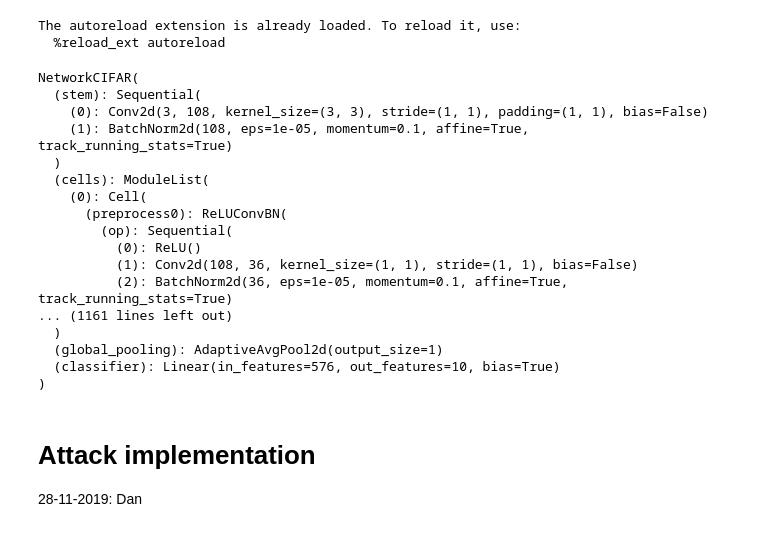
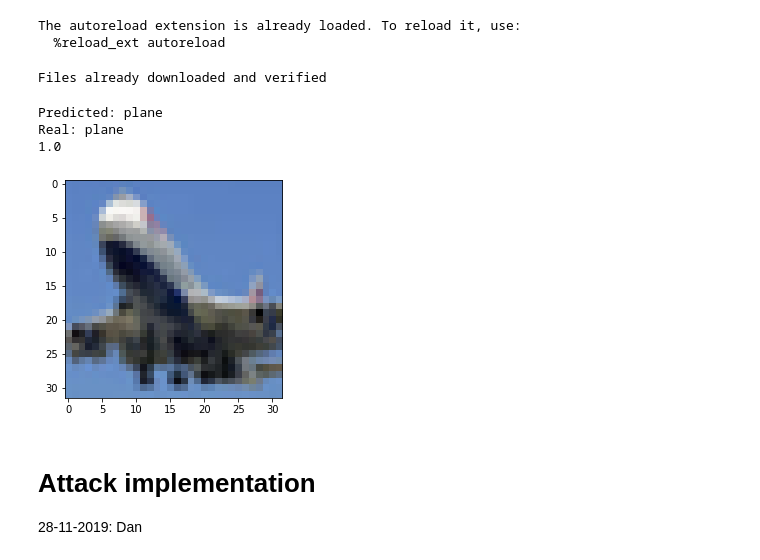
Before and after one commit to epfl-ml-reproducers/subspace-attack-reproduction, a Jupyter notebook: black-box_attack_reproduce.ipynb, the cells around one changed output. Drawn from its saved outputs; the diff is of its cells as text; code cells hidden in the pictures.

Commit message:
Improve model-loading function, add data loader

```diff
--- a/black-box_attack_reproduce.ipynb
+++ b/black-box_attack_reproduce.ipynb
@@ -28,30 +30,50 @@ from src.import_models import load_model, MODELS_DATA
 # %% [output]
 The autoreload extension is already loaded. To reload it, use:
   %reload_ext autoreload
-# %%
-gdas = load_model(MODELS_DATA, 'gdas', 10)
-gdas.eval()
-
-vgg16 = load_model(MODELS_DATA, 'vgg16', 10)
-vgg16.eval()
-# %% [output]
-NetworkCIFAR(
-  (stem): Sequential(
-    (0): Conv2d(3, 108, kernel_size=(3, 3), stride=(1, 1), padding=(1, 1), bias=False)
-    (1): BatchNorm2d(108, eps=1e-05, momentum=0.1, affine=True, track_running_stats=True)
-  )
-  (cells): ModuleList(
-    (0): Cell(
-      (preprocess0): ReLUConvBN(
-        (op): Sequential(
-          (0): ReLU()
-          (1): Conv2d(108, 36, kernel_size=(1, 1), stride=(1, 1), bias=False)
-          (2): BatchNorm2d(36, eps=1e-05, momentum=0.1, affine=True, track_running_stats=True)
-... (1161 lines left out)
-  )
-  (global_pooling): AdaptiveAvgPool2d(output_size=1)
-  (classifier): Linear(in_features=576, out_features=10, bias=True)
-)
+# %%
+# Load MNIST dataset
+
+preprocess = transforms.Compose([
+    transforms.ToTensor(),
+])
+
+data = datasets.CIFAR10(root='./data', train=True, download=True, transform=preprocess)
+data_loader = torch.utils.data.DataLoader(data, batch_size=1, shuffle=True, num_workers=2)
+
+classes = ('plane', 'car', 'bird', 'cat',
+           'deer', 'dog', 'frog', 'horse', 'ship', 'truck')
+
+num_classes = len(classes)
+# %% [output]
+Files already downloaded and verified
+# %%
+# Load reference models
+reference_model_names = ['vgg11_bn', 'vgg13_bn', 'vgg16_bn', 'vgg16_bn', 'vgg19_bn', 'AlexNet_bn']
+reference_models = map(lambda name: load_model(MODELS_DIRECTORY, MODELS_DATA, name, num_classes), reference_model_names)
+map(lambda model: model.eval(), reference_models)
+
+# Load victim model
+victim_model_name = 'gdas'
+victim_model = load_model(MODELS_DIRECTORY, MODELS_DATA, victim_model_name, num_classes)
+_ = victim_model.eval()
+# %%
+for data, target in data_loader:
+    output = victim_model(data)
+
+    label_index = output.max(1, keepdim=True)[1].item()
+
+    print('Predicted: ' + classes[label_index])
+    print('Real: ' + classes[target[0]])
+    print(torch.nn.functional.softmax(output[0].max(), dim=0).item())
+
+    imshow(data[0])
+
+    break
+# %% [output]
+Predicted: plane
+Real: plane
+1.0
+[figure, added]
 # %% [markdown]
 # Attack implementation
 28-11-2019: Dan
```
Also changed, not shown: parts of 2 cells of this notebook, 2 other files.
